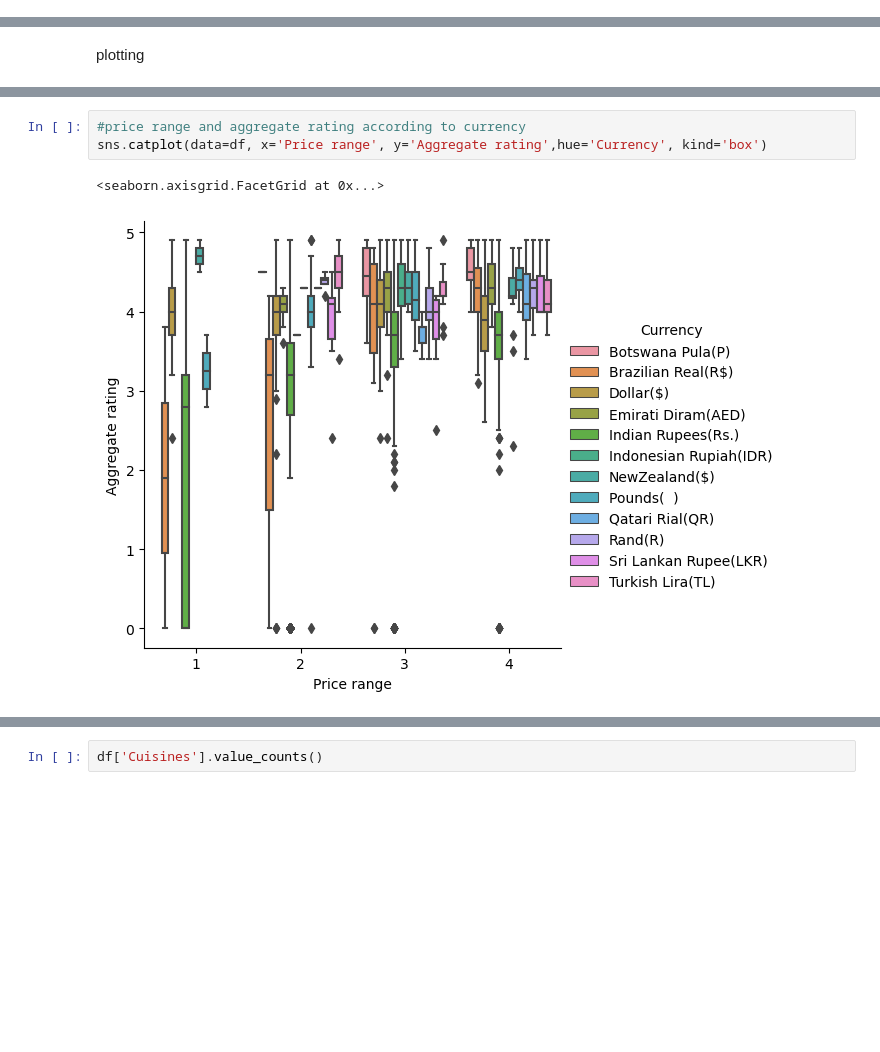
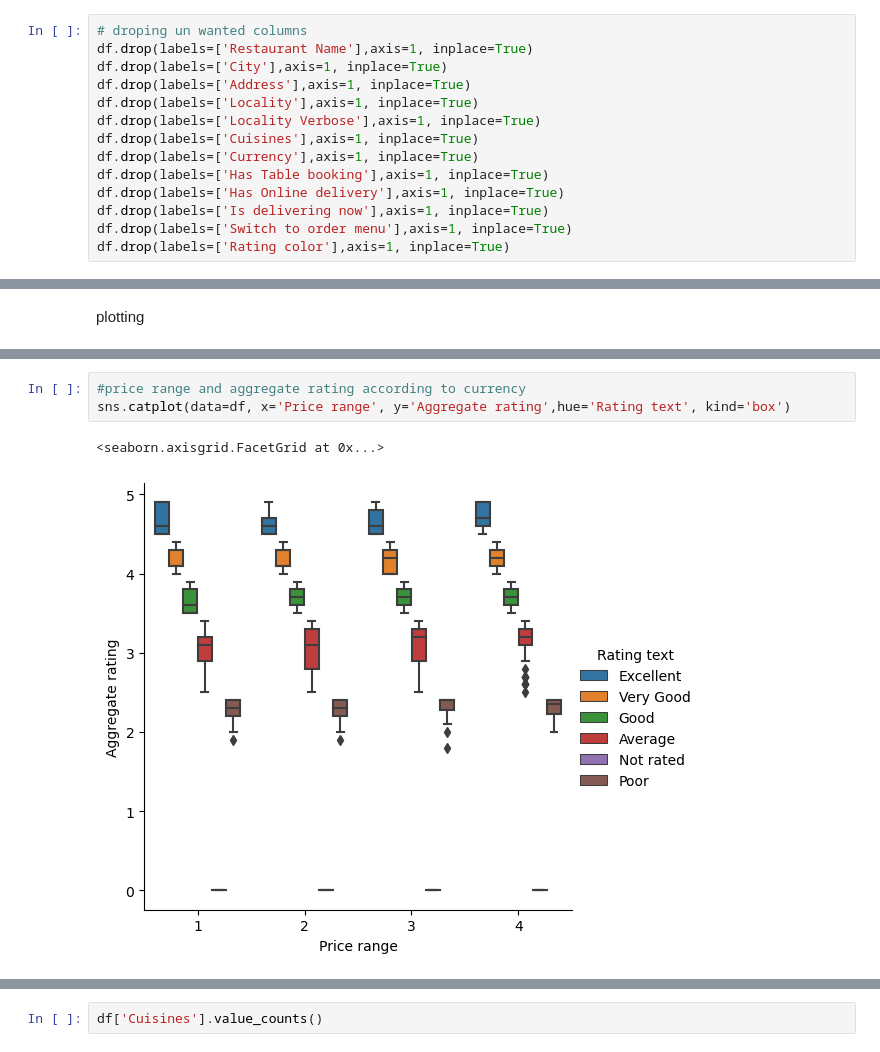
Before and after one commit to kunalsir98/ZOMATO, a Jupyter notebook: notebooks/EDA.ipynb, the cells around one changed output, grey strips where cells are left out. Saved outputs shown, nothing was run; the diff lists cells and outputs as text; blank space fills up the shorter version.

```diff
--- a/notebooks/EDA.ipynb
+++ b/notebooks/EDA.ipynb
@@ -21,6 +21,20 @@ df.head()
 | 3 | 6318506 | Ooma | 162 | Mandaluyong City | Third Floor, Mega Fashion Hall, S... | SM Megamall, Ortigas, Mandaluyong... | SM Megamall, Ortigas, Mandaluyong... | 121.056475 | ... |
 | 4 | 6314302 | Sambo Kojin | 162 | Mandaluyong City | Third Floor, Mega Atrium, SM Mega... | SM Megamall, Ortigas, Mandaluyong... | SM Megamall, Ortigas, Mandaluyong... | 121.057508 | ... |
 5 rows × 21 columns
+# %%
+# droping un wanted columns
+df.drop(labels=['Restaurant Name'],axis=1, inplace=True)
+df.drop(labels=['City'],axis=1, inplace=True)
+df.drop(labels=['Address'],axis=1, inplace=True)
+df.drop(labels=['Locality'],axis=1, inplace=True)
+df.drop(labels=['Locality Verbose'],axis=1, inplace=True)
+df.drop(labels=['Cuisines'],axis=1, inplace=True)
+df.drop(labels=['Currency'],axis=1, inplace=True)
+df.drop(labels=['Has Table booking'],axis=1, inplace=True)
+df.drop(labels=['Has Online delivery'],axis=1, inplace=True)
+df.drop(labels=['Is delivering now'],axis=1, inplace=True)
+df.drop(labels=['Switch to order menu'],axis=1, inplace=True)
+df.drop(labels=['Rating color'],axis=1, inplace=True)
 # %%
 ##knowing columns
 df.columns
@@ -278,6 +270,6 @@ df.head()
 # %%
 #price range and aggregate rating according to currency
-sns.catplot(data=df, x='Price range', y='Aggregate rating',hue='Currency', kind='box')
+sns.catplot(data=df, x='Price range', y='Aggregate rating',hue='Rating text', kind='box')
 # %% [output]
 <seaborn.axisgrid.FacetGrid at 0x...>
-[figure, old version]
+[figure, new version]
```
Also changed, not shown: parts of 46 cells of this notebook, 16 other files.
